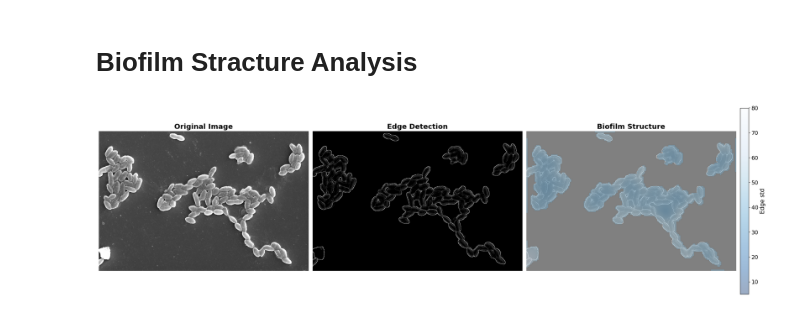
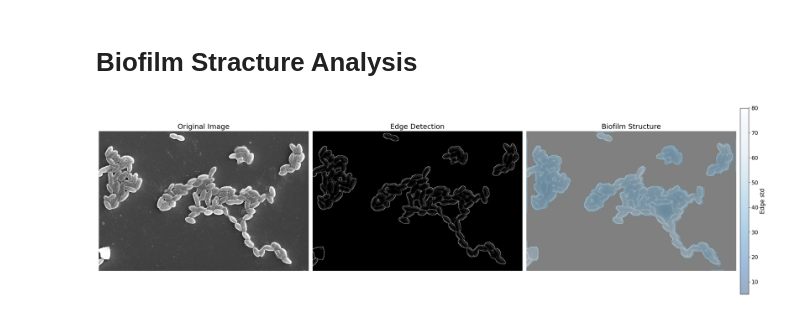
Before and after one commit to Adiaharoni55/Computaional_Analysis_SEM, a Jupyter notebook: extract_biofilm_stracture.ipynb, the cells around one changed output. Saved outputs shown, nothing was run; the diff lists cells and outputs as text; code cells hidden in the pictures.

```diff
--- a/extract_biofilm_stracture.ipynb
+++ b/extract_biofilm_stracture.ipynb
@@ -251,34 +251,34 @@ def smooth_heatmap(scores, sigma=HEATMAP_SMOOTH_SIGMA):
     smoothed[~mask] = np.nan
     return smoothed
 
 scores_raw, kernel_values = analyze_tiles(edges, biofilm_mask)
 scores_smoothed = smooth_heatmap(scores_raw)
 tile_values = analyze_tiles(
     edges, biofilm_mask, stride=MATRIX_TILE_SIZE, build_heatmap=False
 )
 
 fig, axes = plt.subplots(1, 4, figsize=(24, 7), gridspec_kw={'width_ratios': [1, 1, 1, 0.04]})
 
 axes[0].imshow(original, cmap='gray')
-axes[0].set_title('Original Image', fontsize=18, fontweight='bold')
+axes[0].set_title('Original Image', fontsize=18)
 axes[0].axis('off')
 
 axes[1].imshow(edges, cmap='gray')
-axes[1].set_title('Edge Detection', fontsize=18, fontweight='bold')
+axes[1].set_title('Edge Detection', fontsize=18)
 axes[1].axis('off')
 
 axes[2].imshow(edges, cmap='gray', alpha=0.5)
 masked = np.ma.masked_where(np.isnan(scores_smoothed), scores_smoothed)
 im2 = axes[2].imshow(masked, cmap='Blues_r', vmin=VMIN, vmax=VMAX,
                      alpha=0.4, interpolation='bilinear')
-axes[2].set_title('Biofilm Structure', fontsize=18, fontweight='bold')
+axes[2].set_title('Biofilm Structure', fontsize=18)
 axes[2].axis('off')
 
 cbar = plt.colorbar(im2, cax=axes[3], label='Edge std')
 cbar.ax.tick_params(labelsize=14)
 cbar.set_label('Edge std', fontsize=15)
 
 plt.tight_layout()
 plt.show()
 # %% [output]
-[figure, old version]
+[figure, new version]
```
Also changed, not shown: parts of 1 cell of this notebook, 2 other files.
